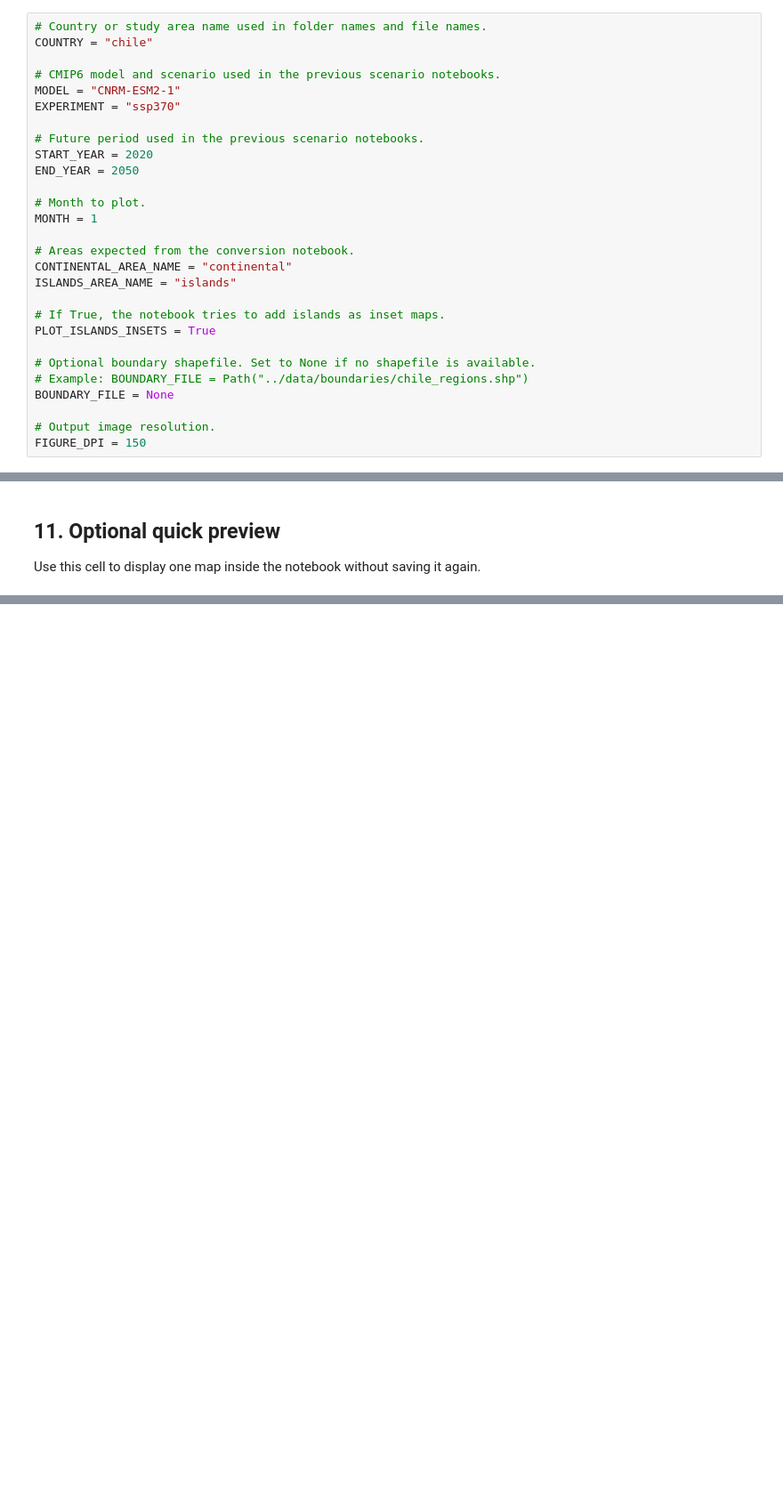
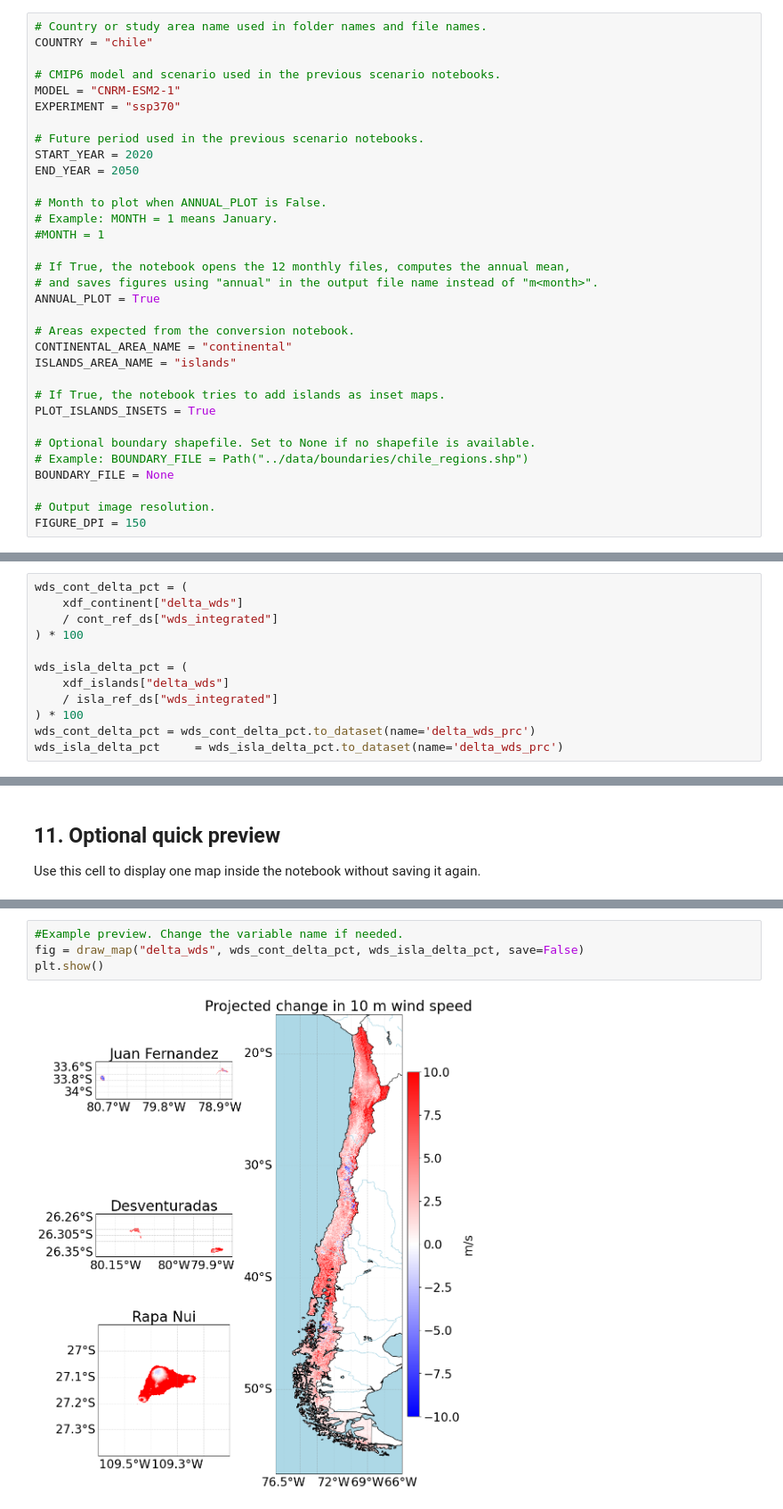
Before and after one commit to amigoclimateteam/2026_WMO_NRA_SHARED, a Jupyter notebook: Wind/5.2c_ATLAS_wind_plot_future.ipynb, the cells around one changed output, grey strips where cells are left out. Shown at 89% size. Cells and saved outputs as stored; diff of their text form; blank space fills up the shorter version.

Commit message:
Add updated plot notebook

```diff
--- a/Wind/5.2c_ATLAS_wind_plot_future.ipynb
+++ b/Wind/5.2c_ATLAS_wind_plot_future.ipynb
@@ -62,8 +62,13 @@ EXPERIMENT = "ssp370"
 START_YEAR = 2020
 END_YEAR = 2050
 
-# Month to plot.
-MONTH = 1
+# Month to plot when ANNUAL_PLOT is False.
+# Example: MONTH = 1 means January.
+#MONTH = 1
+
+# If True, the notebook opens the 12 monthly files, computes the annual mean,
+# and saves figures using "annual" in the output file name instead of "m<month>".
+ANNUAL_PLOT = True
 
 # Areas expected from the conversion notebook.
 CONTINENTAL_AREA_NAME = "continental"
@@ -278,3 +439,15 @@ Islands variables: ['u10_corrected', 'v10_corrected', 'wds_corrected', 'dir_corr
+# %%
+wds_cont_delta_pct = (
+    xdf_continent["delta_wds"]
+    / cont_ref_ds["wds_integrated"]
+) * 100
+
+wds_isla_delta_pct = (
+    xdf_islands["delta_wds"]
+    / isla_ref_ds["wds_integrated"]
+) * 100
+wds_cont_delta_pct = wds_cont_delta_pct.to_dataset(name='delta_wds_prc')
+wds_isla_delta_pct     = wds_isla_delta_pct.to_dataset(name='delta_wds_prc')
 # %% [markdown]
 ## 7. Open optional boundaries
 
@@ -553,0 +714,6 @@ plt.show()
+# %%
+#Example preview. Change the variable name if needed.
+fig = draw_map("delta_wds", wds_cont_delta_pct, wds_isla_delta_pct, save=False)
+plt.show()
+# %% [output]
+[figure, added]
```
Also changed, not shown: parts of 11 cells of this notebook.
